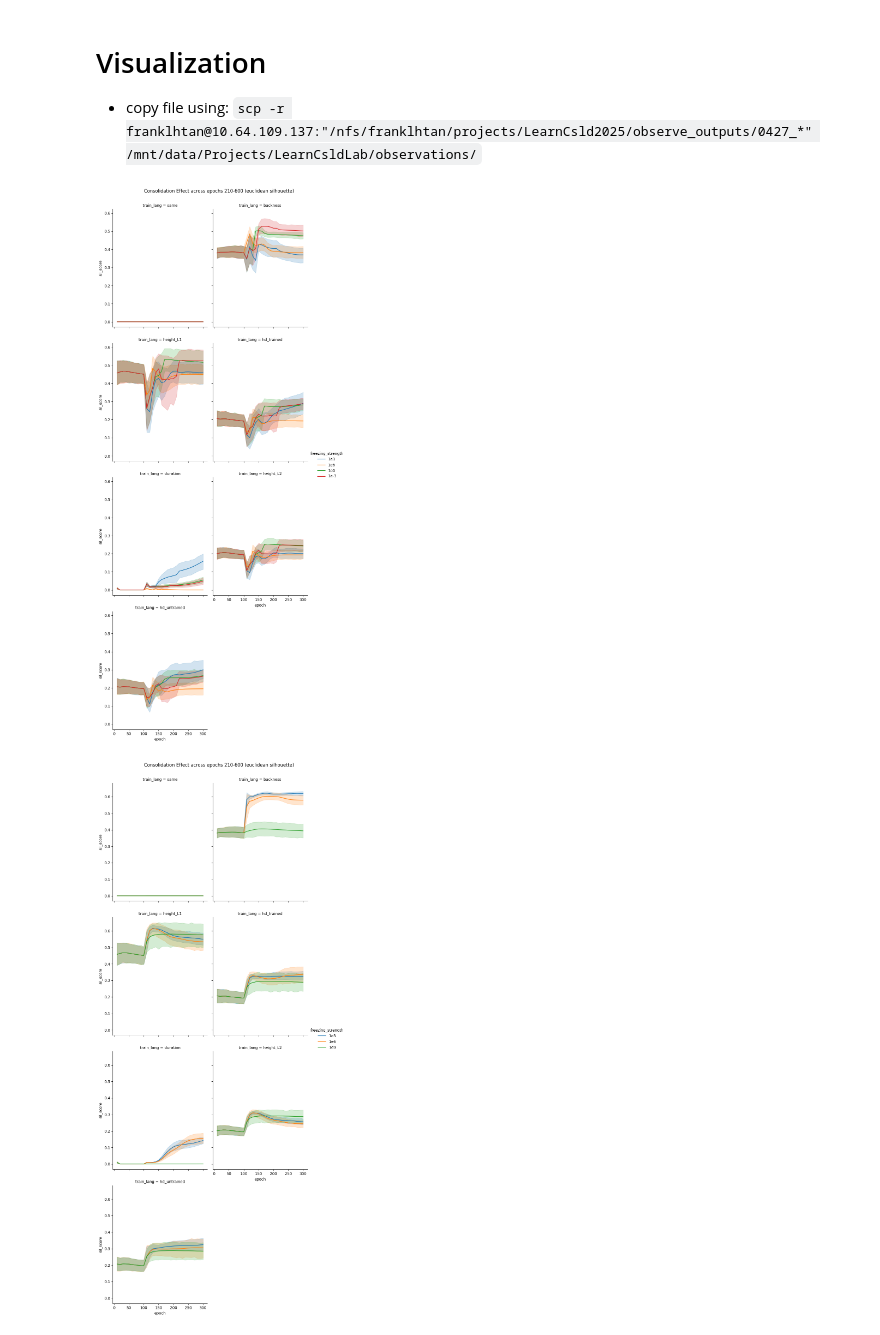
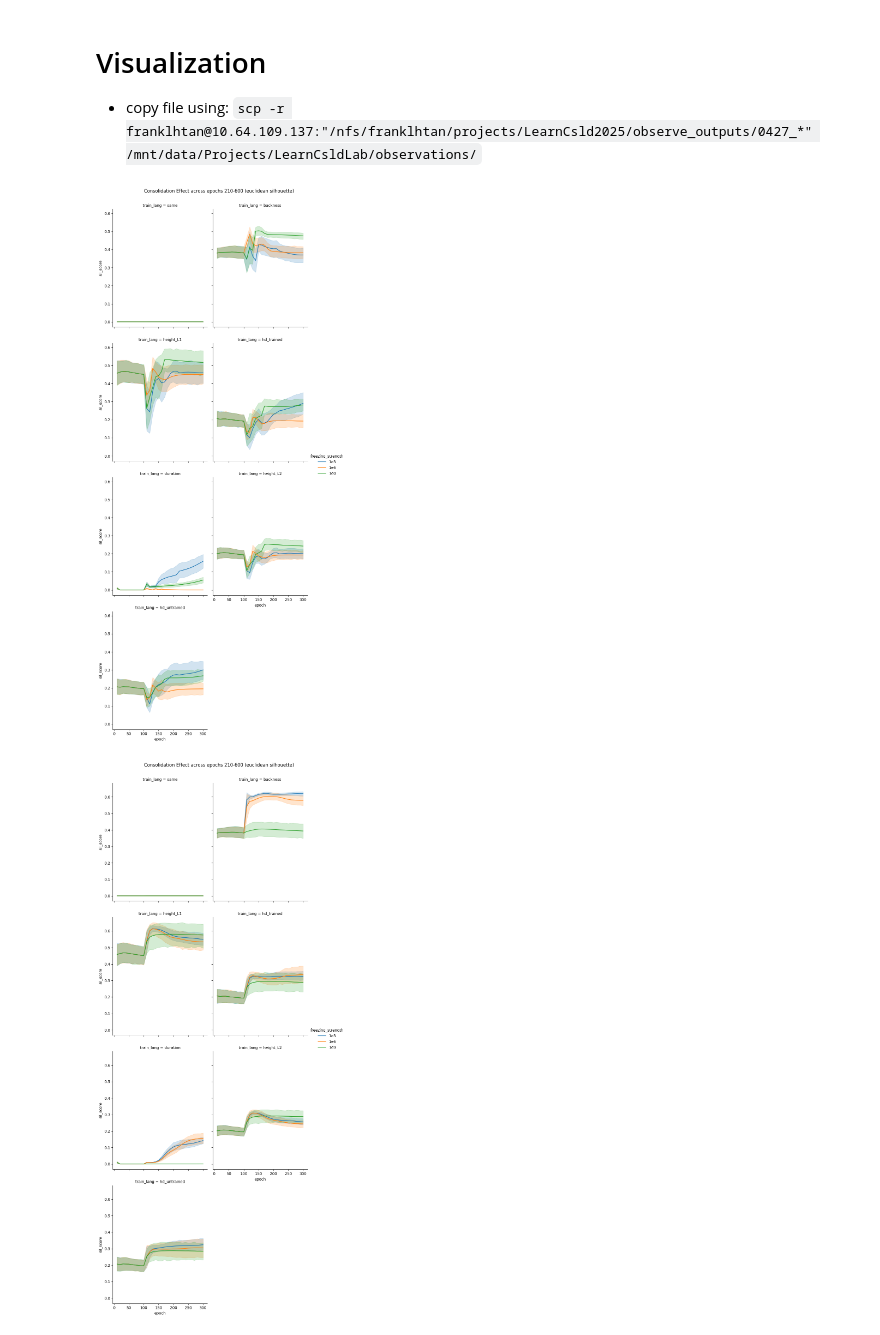
Before and after one commit to Frankalexej/LearnCsld2025, a Jupyter notebook: AMP_11_visualize_0503.ipynb, the cells around one changed output. Saved outputs shown, nothing was run; the diff lists cells and outputs as text; code cells hidden in the pictures.

```diff
--- a/AMP_11_visualize_0503.ipynb
+++ b/AMP_11_visualize_0503.ipynb
@@ -169,7 +169,7 @@ L2_CONDITIONS = ["RC"]
 # L2_CONDITIONS = ["CL"]
 FREEZING_CONDITIONS = ["EWC"]
 # FREEZING_STRENGTHS = ["p3", "p6"]
-FREEZING_STRENGTHS = ["p3", "p6", "p0", "n3"]
+FREEZING_STRENGTHS = ["p3", "p6", "p0"]
 # FREEZING_STRENGTHS = ["p3", "p6", "p9"]
 # FREEZING_STRENGTHS = ["p3", "n3"]
 LEARNING_RATE_CONDITIONS = ["1e4"]  # ,
@@ -223,34 +223,34 @@ for condition in condition_pool:
                     "run": [run] * len(scores),
                     "epoch": [epoch] * len(scores)})
                 integrated_df = pd.concat([integrated_df, result_df], ignore_index=True)
 
 
 df = integrated_df.copy()
 df["combined_inv_lr"] = df["L2_inventory_condition"] + "_" + df["learning_rate_condition"]
 df = df[~df["train_lang"].isin(["N/A"])]
 # df = df[df["contrast_pair"].isin(["iL_ihS", "ihS_iL"])]
 # df = df[df["contrast_pair"].isin(["i_ih", "ih_i"])]
 # df = df[df["learning_rate_condition"] == "fast"]
 df = df[df["epoch"].isin(range(0, 301, 10))]
 df["c"] = df["L2_inventory_condition"] + "_" + df["learning_rate_condition"] + "_" + df["train_lang"]
 
 g = sns.relplot(
     data=df,
     x="epoch",
     y="sil_score",
     hue="freezing_strength",
     col="train_lang",
     col_wrap=2,
     kind="line",
     errorbar=("ci", 95),
     aspect=0.8
 )
 
 g.fig.suptitle("Consolidation Effect across epochs 210-600 (euclidean silhouette)", y=1.02)
 for ax in g.axes.flatten():
     ax.set_xticks(range(0, 301, 50))
 # %% [output]
-[figure, old version]
+[figure, new version]
 # %%
 # df = integrated_df.copy()
 # df["combined_inv_lr"] = df["L2_inventory_condition"] + "_" + df["learning_rate_condition"]
```
Also changed, not shown: 2 other files.
